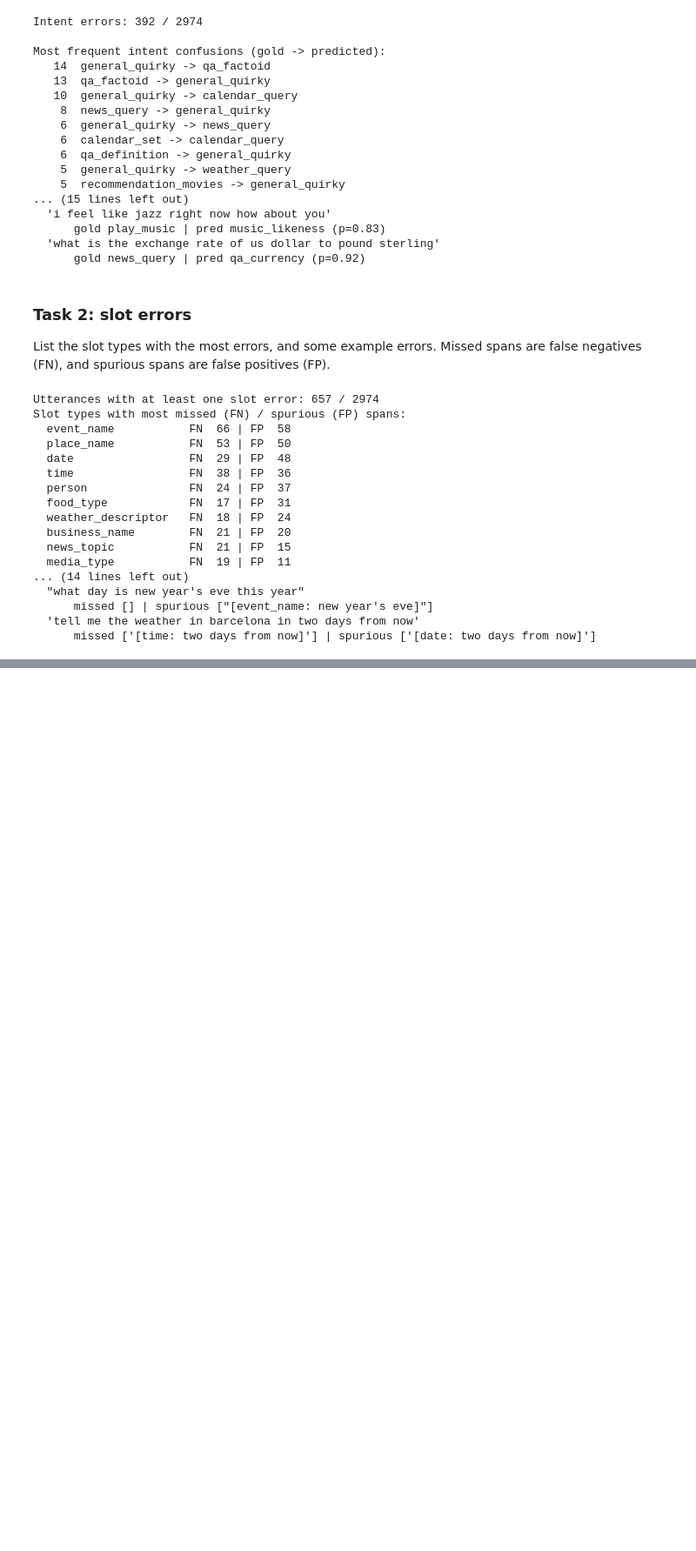
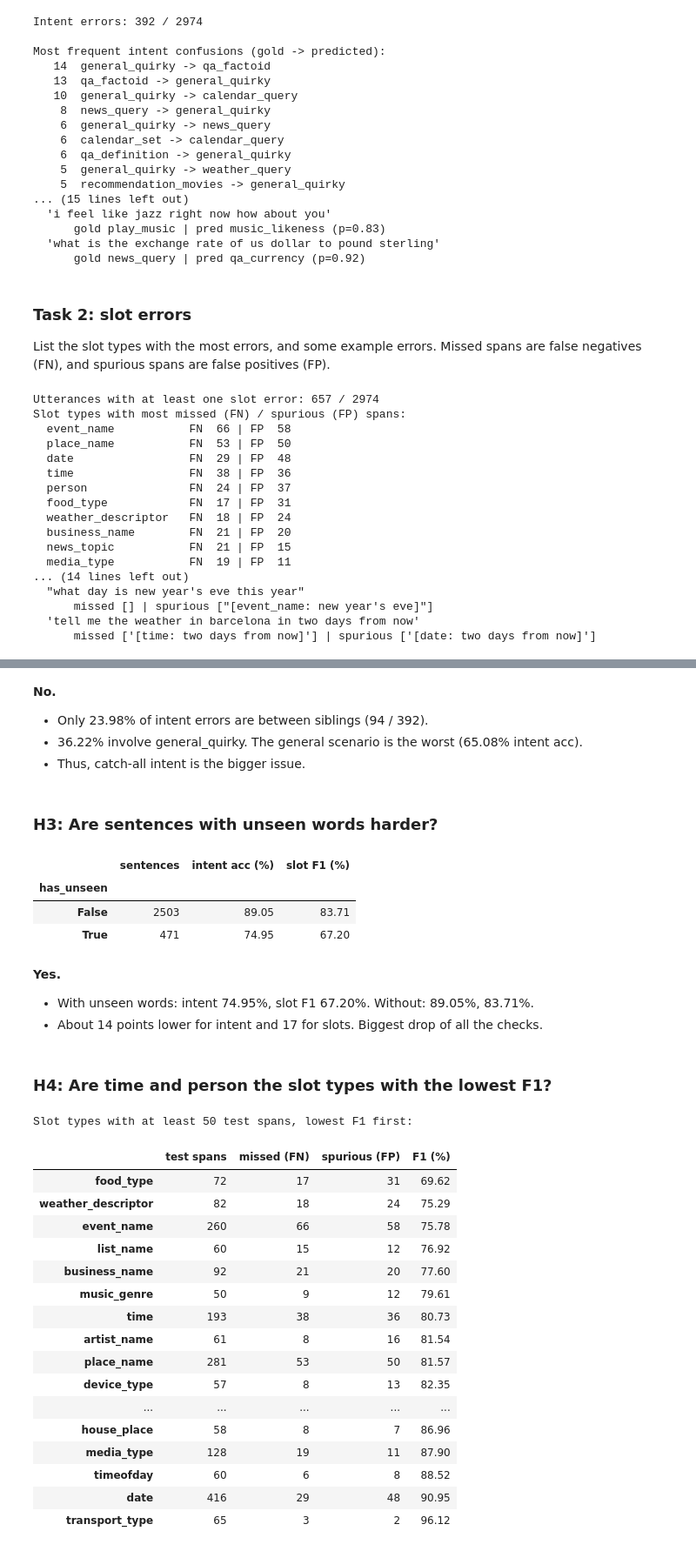
Before and after one commit to IAmGreyBunny/SC4002-Lab-Assignment, a Jupyter notebook: main_revised.ipynb, the cells around one changed output, grey strips where cells are left out. Shown at 87% size. Cells and saved outputs as stored; diff of their text form; code cells hidden in the pictures; blank space fills up the shorter version.

Commit message:
Fix error analysis observations and add hypothesis checks to main_revised

```diff
--- a/main_revised.ipynb
+++ b/main_revised.ipynb
@@ -1979,0 +2071,61 @@ Slot types with most missed (FN) / spurious (FP) spans:
+# %% [markdown]
+**No.**
+- Only 23.98% of intent errors are between siblings (94 / 392).
+- 36.22% involve general_quirky. The general scenario is the worst (65.08% intent acc).
+- Thus, catch-all intent is the bigger issue.
+# %% [markdown]
+### H3: Are sentences with unseen words harder?
+# %%
+# H3: are sentences with unseen words (still <UNK> after the lemma fallback) harder?
+breakdown('has_unseen')
+# %% [output]
+|  | sentences | intent acc (%) | slot F1 (%) |
+| has_unseen |  |  |  |
+| False | 2503 | 89.05 | 83.71 |
+| True | 471 | 74.95 | 67.20 |
+# %% [markdown]
+**Yes.**
+- With unseen words: intent 74.95%, slot F1 67.20%. Without: 89.05%, 83.71%.
+- About 14 points lower for intent and 17 for slots. Biggest drop of all the checks.
+# %% [markdown]
+### H4: Are time and person the slot types with the lowest F1?
+# %%
+# H4: which slot types have the most errors? (F1 per type, not just error counts)
+slot_tp, slot_fp, slot_fn = collections.Counter(), collections.Counter(), collections.Counter()
+for g, p in zip(s2_gold_spans, s2_test_spans):
+    for t, _, _ in g & p:
+        slot_tp[t] += 1
+    for t, _, _ in p - g:
+        slot_fp[t] += 1
+    for t, _, _ in g - p:
+        slot_fn[t] += 1
+
+slot_types = sorted(set(slot_tp) | set(slot_fp) | set(slot_fn))
+per_type = pd.DataFrame({
+    'test spans': [slot_tp[t] + slot_fn[t] for t in slot_types],
+    'missed (FN)': [slot_fn[t] for t in slot_types],
+    'spurious (FP)': [slot_fp[t] for t in slot_types],
+    'F1 (%)': [round(f1_from_counts(slot_tp[t], slot_fp[t], slot_fn[t]), 2) for t in slot_types],
+}, index=slot_types)
+
+print("Slot types with at least 50 test spans, lowest F1 first:")
+per_type[per_type['test spans'] >= 50].sort_values('F1 (%)')
+# %% [output]
+Slot types with at least 50 test spans, lowest F1 first:
+|  | test spans | missed (FN) | spurious (FP) | F1 (%) |
+| food_type | 72 | 17 | 31 | 69.62 |
+| weather_descriptor | 82 | 18 | 24 | 75.29 |
+| event_name | 260 | 66 | 58 | 75.78 |
+| list_name | 60 | 15 | 12 | 76.92 |
+| business_name | 92 | 21 | 20 | 77.60 |
+| music_genre | 50 | 9 | 12 | 79.61 |
+| time | 193 | 38 | 36 | 80.73 |
+| artist_name | 61 | 8 | 16 | 81.54 |
+| place_name | 281 | 53 | 50 | 81.57 |
+| device_type | 57 | 8 | 13 | 82.35 |
+| ... | ... | ... | ... | ... |
+| house_place | 58 | 8 | 7 | 86.96 |
+| media_type | 128 | 19 | 11 | 87.90 |
+| timeofday | 60 | 6 | 8 | 88.52 |
+| date | 416 | 29 | 48 | 90.95 |
+| transport_type | 65 | 3 | 2 | 96.12 |
```
Also changed, not shown: parts of 11 cells of this notebook, 1 other file.
